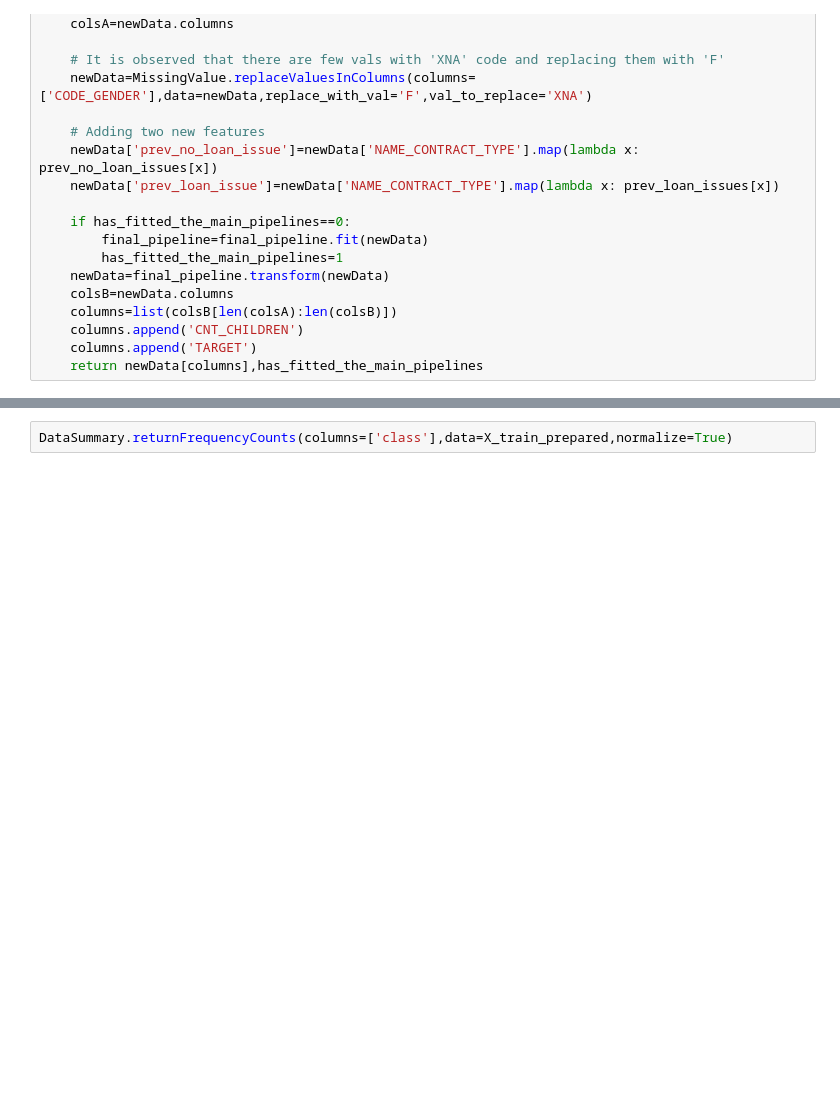
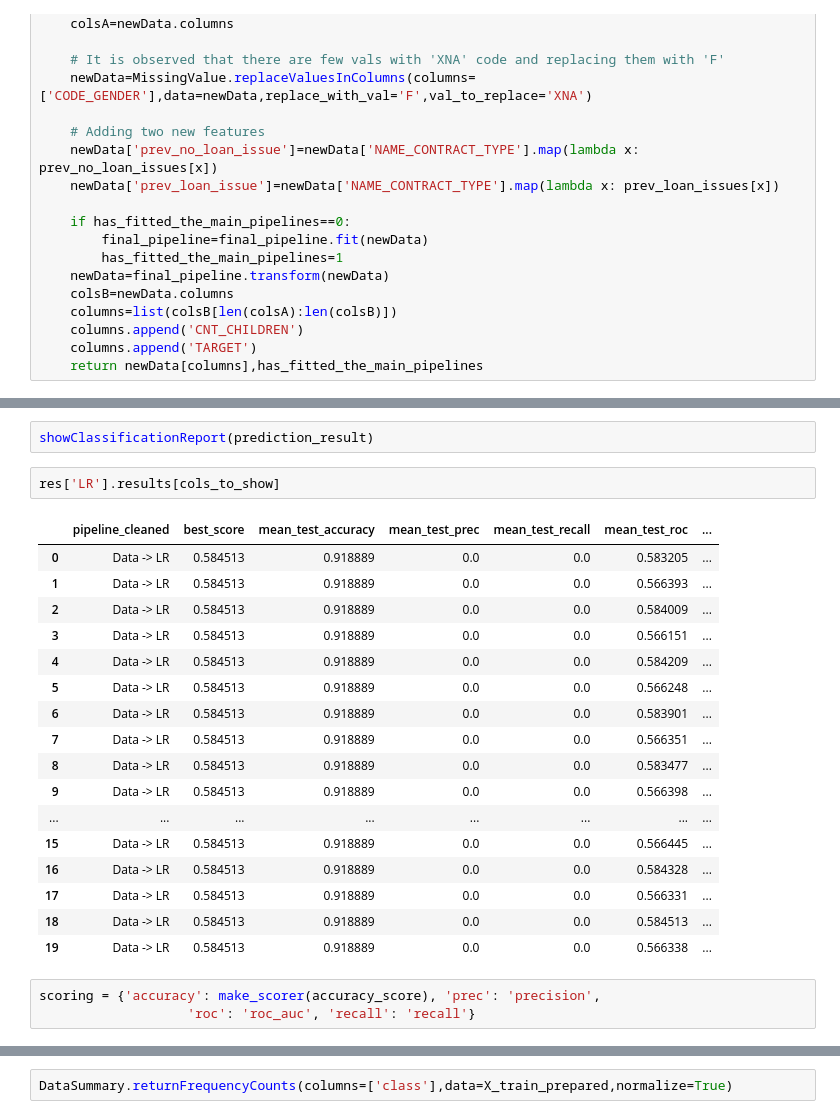
Before and after one commit to shanky221341/machine_learning, a Jupyter notebook: Notebooks/Credit Risk prediction.ipynb, the cells around one changed output, grey strips where cells are left out. Cells and saved outputs as stored; diff of their text form; blank space fills up the shorter version.

Commit message:
Added the scripts for credit prediction

```diff
--- a/Notebooks/Credit Risk prediction.ipynb
+++ b/Notebooks/Credit Risk prediction.ipynb
@@ -296,0 +389,25 @@ dtype: object
+# %%
+showClassificationReport(prediction_result)
+# %%
+res['LR'].results[cols_to_show]
+# %% [output]
+|  | pipeline_cleaned | best_score | mean_test_accuracy | mean_test_prec | mean_test_recall | mean_test_roc | ... |
+| 0 | Data -> LR | 0.584513 | 0.918889 | 0.0 | 0.0 | 0.583205 | ... |
+| 1 | Data -> LR | 0.584513 | 0.918889 | 0.0 | 0.0 | 0.566393 | ... |
+| 2 | Data -> LR | 0.584513 | 0.918889 | 0.0 | 0.0 | 0.584009 | ... |
+| 3 | Data -> LR | 0.584513 | 0.918889 | 0.0 | 0.0 | 0.566151 | ... |
+| 4 | Data -> LR | 0.584513 | 0.918889 | 0.0 | 0.0 | 0.584209 | ... |
+| 5 | Data -> LR | 0.584513 | 0.918889 | 0.0 | 0.0 | 0.566248 | ... |
+| 6 | Data -> LR | 0.584513 | 0.918889 | 0.0 | 0.0 | 0.583901 | ... |
+| 7 | Data -> LR | 0.584513 | 0.918889 | 0.0 | 0.0 | 0.566351 | ... |
+| 8 | Data -> LR | 0.584513 | 0.918889 | 0.0 | 0.0 | 0.583477 | ... |
+| 9 | Data -> LR | 0.584513 | 0.918889 | 0.0 | 0.0 | 0.566398 | ... |
+| ... | ... | ... | ... | ... | ... | ... | ... |
+| 15 | Data -> LR | 0.584513 | 0.918889 | 0.0 | 0.0 | 0.566445 | ... |
+| 16 | Data -> LR | 0.584513 | 0.918889 | 0.0 | 0.0 | 0.584328 | ... |
+| 17 | Data -> LR | 0.584513 | 0.918889 | 0.0 | 0.0 | 0.566331 | ... |
+| 18 | Data -> LR | 0.584513 | 0.918889 | 0.0 | 0.0 | 0.584513 | ... |
+| 19 | Data -> LR | 0.584513 | 0.918889 | 0.0 | 0.0 | 0.566338 | ... |
+# %%
+scoring = {'accuracy': make_scorer(accuracy_score), 'prec': 'precision',
+                   'roc': 'roc_auc', 'recall': 'recall'}
```
Also changed, not shown: parts of 98 cells of this notebook, 15 other files.
